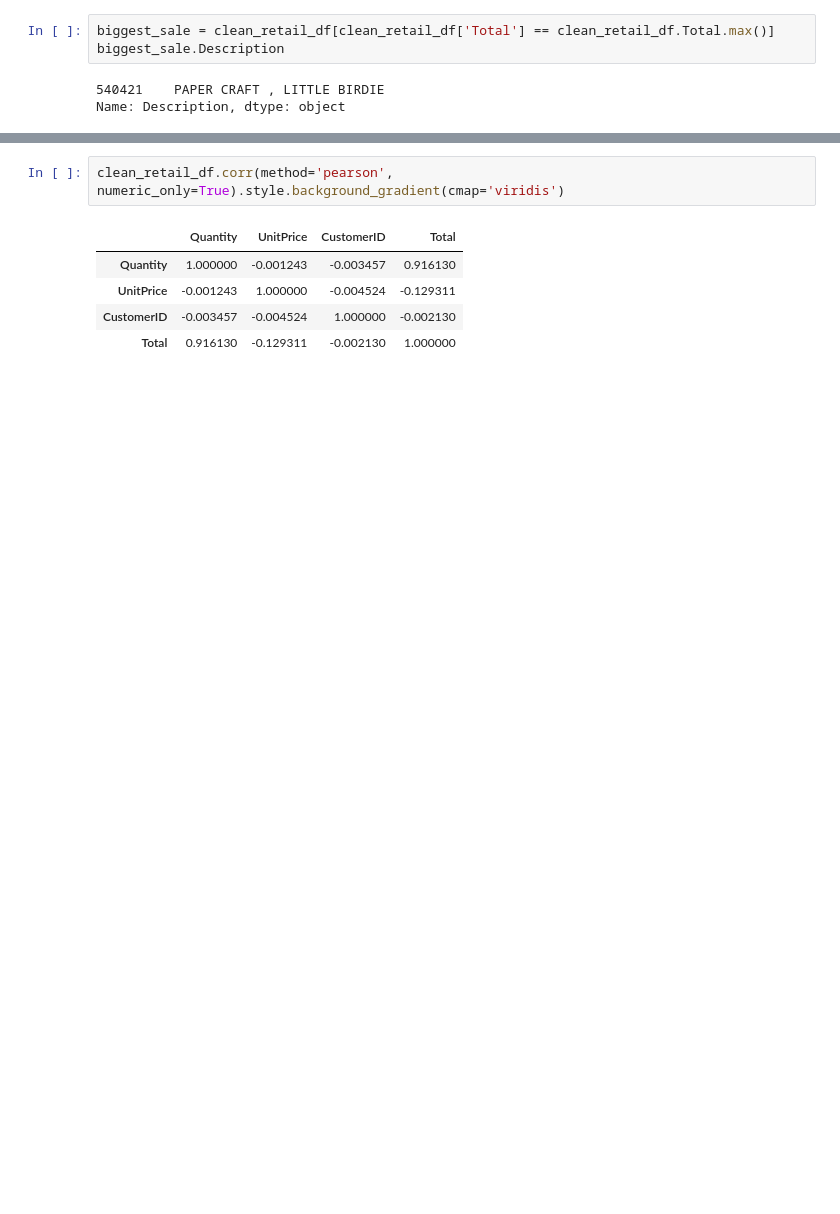
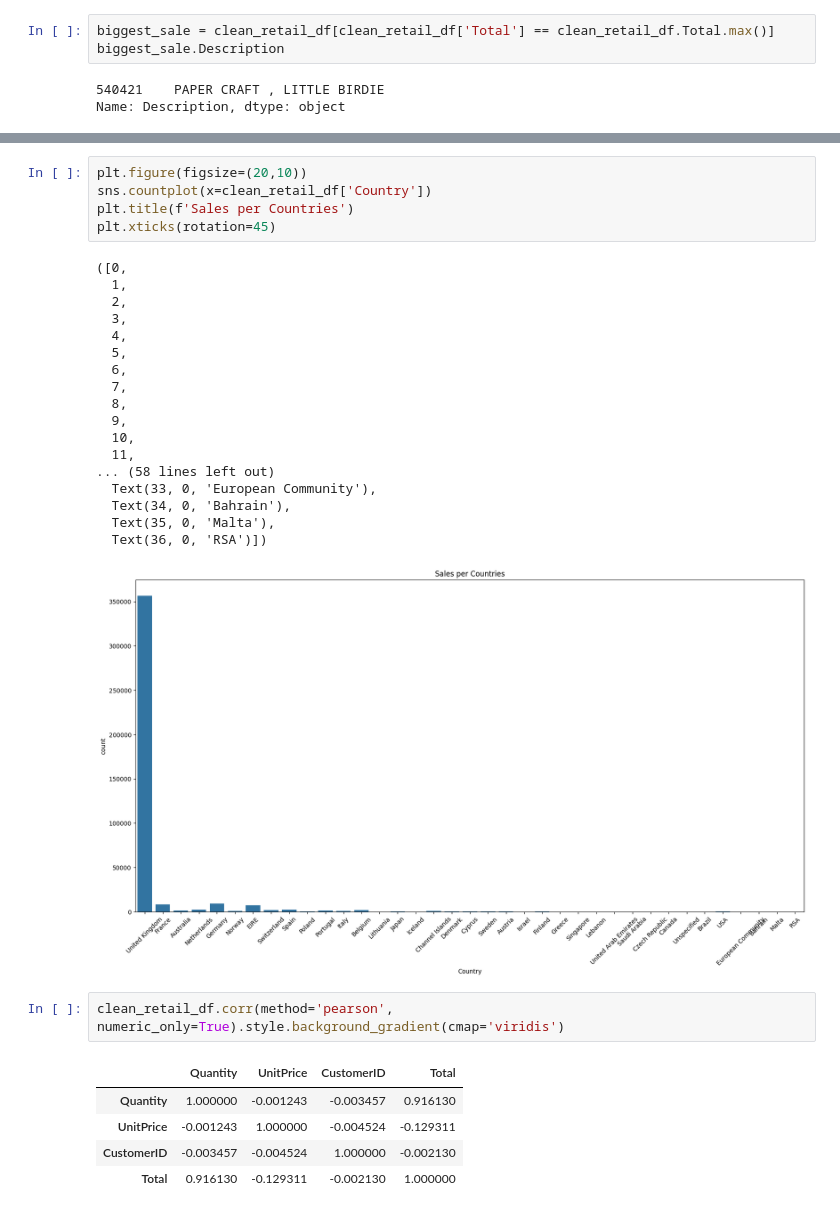
Before and after one commit to miguelestradam3/jupyter_retail_analysis, a Jupyter notebook: online_retail.ipynb, the cells around one changed output, grey strips where cells are left out. Saved outputs shown, nothing was run; the diff lists cells and outputs as text; blank space fills up the shorter version.

```diff
--- a/online_retail.ipynb
+++ b/online_retail.ipynb
@@ -141,3 +181,27 @@ Name: UnitPrice, dtype: float64
+# %%
+plt.figure(figsize=(20,10))
+sns.countplot(x=clean_retail_df['Country'])
+plt.title(f'Sales per Countries')
+plt.xticks(rotation=45)
+# %% [output]
+([0,
+  1,
+  2,
+  3,
+  4,
+  5,
+  6,
+  7,
+  8,
+  9,
+  10,
+  11,
+... (58 lines left out)
+  Text(33, 0, 'European Community'),
+  Text(34, 0, 'Bahrain'),
+  Text(35, 0, 'Malta'),
+  Text(36, 0, 'RSA')])
+[figure, added]
 # %%
 clean_retail_df.corr(method='pearson', numeric_only=True).style.background_gradient(cmap='viridis')
 # %% [output]
```
Also changed, not shown: parts of 6 cells of this notebook.
